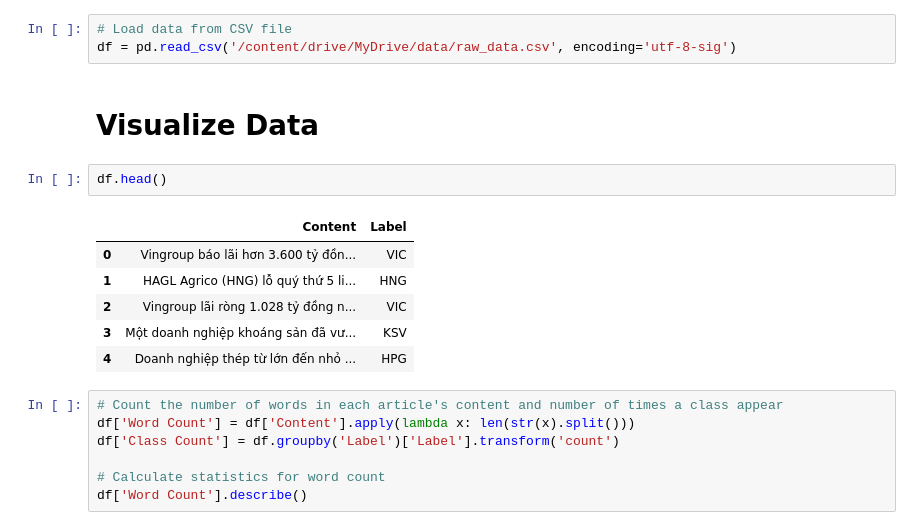
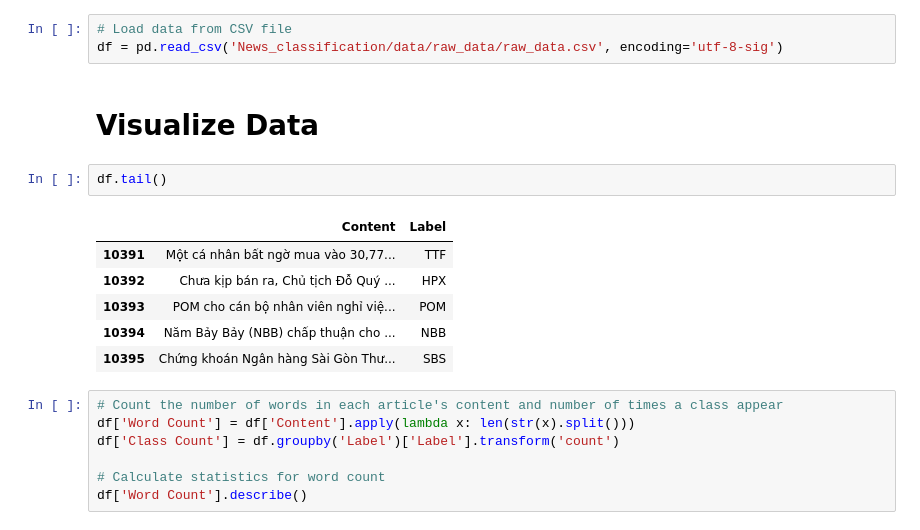
Before and after one commit to duongnghia222/News_classification, a Jupyter notebook: NPL_news_classification.ipynb, the cells around one changed output. Cells and saved outputs as stored; diff of their text form.

```diff
--- a/NPL_news_classification.ipynb
+++ b/NPL_news_classification.ipynb
@@ -42,17 +83,17 @@ Mounted at /content/drive
 # %%
 # Load data from CSV file
-df = pd.read_csv('/content/drive/MyDrive/data/raw_data.csv', encoding='utf-8-sig')
+df = pd.read_csv('News_classification/data/raw_data/raw_data.csv', encoding='utf-8-sig')
 # %% [markdown]
 # Visualize Data
 # %%
-df.head()
+df.tail()
 # %% [output]
 |  | Content | Label |
-| 0 | Vingroup báo lãi hơn 3.600 tỷ đồn... | VIC |
-| 1 | HAGL Agrico (HNG) lỗ quý thứ 5 li... | HNG |
-| 2 | Vingroup lãi ròng 1.028 tỷ đồng n... | VIC |
-| 3 | Một doanh nghiệp khoáng sản đã vư... | KSV |
-| 4 | Doanh nghiệp thép từ lớn đến nhỏ ... | HPG |
+| 10391 | Một cá nhân bất ngờ mua vào 30,77... | TTF |
+| 10392 | Chưa kịp bán ra, Chủ tịch Đỗ Quý ... | HPX |
+| 10393 | POM cho cán bộ nhân viên nghỉ việ... | POM |
+| 10394 | Năm Bảy Bảy (NBB) chấp thuận cho ... | NBB |
+| 10395 | Chứng khoán Ngân hàng Sài Gòn Thư... | SBS |
 # %%
 # Count the number of words in each article's content and number of times a class appear
 df['Word Count'] = df['Content'].apply(lambda x: len(str(x).split()))
```
Also changed, not shown: parts of 42 cells of this notebook.
